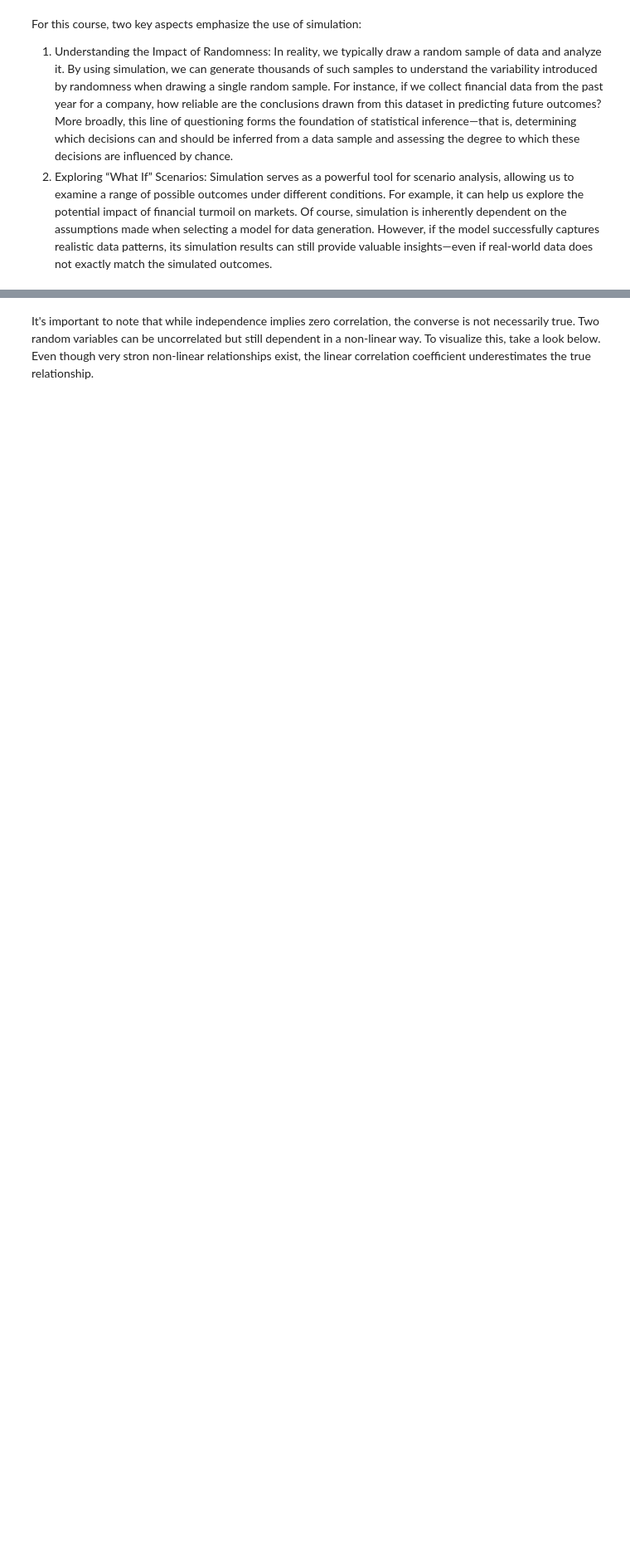
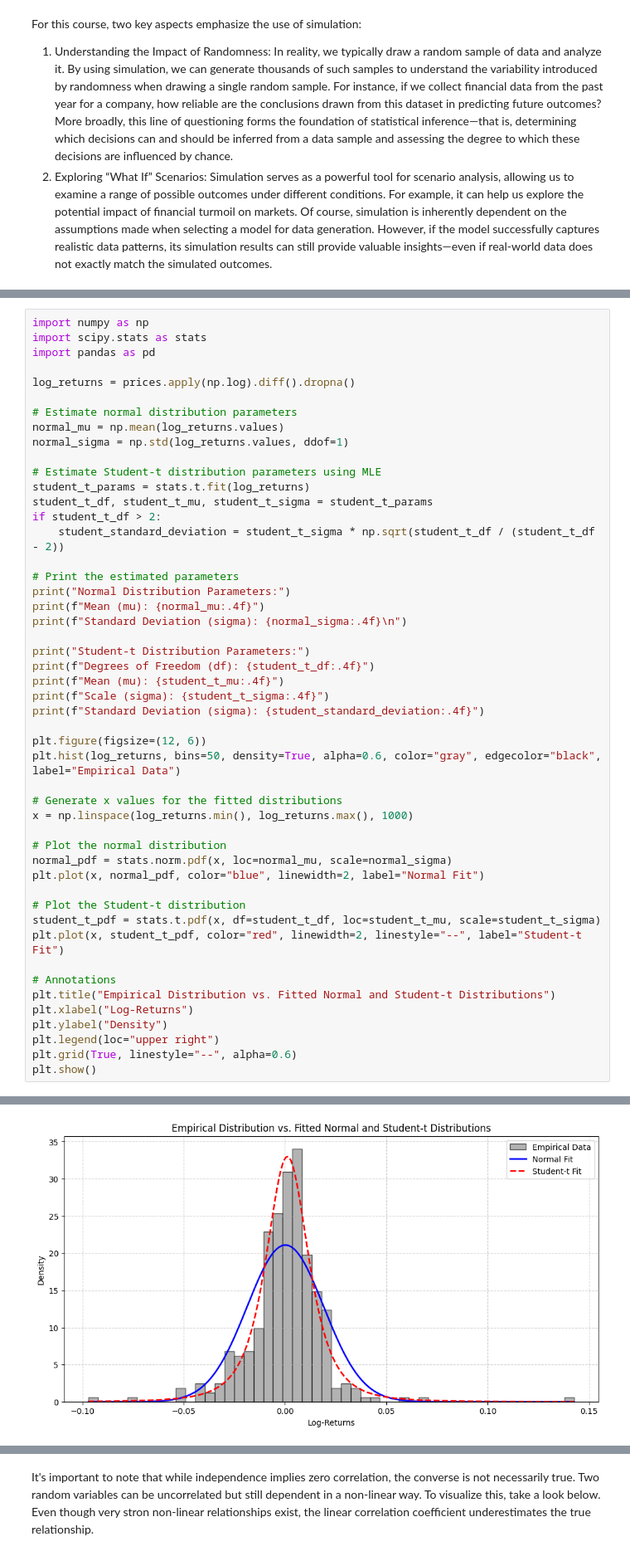
Before and after one commit to RalfKellner/fdaml_coursebook, a Jupyter notebook: coursebook/_build/jupyter_execute/02_random_variables.ipynb, the cells around one changed output, grey strips where cells are left out. Shown at 83% size. Cells and saved outputs as stored; diff of their text form; blank space fills up the shorter version.

```diff
--- a/coursebook/_build/jupyter_execute/02_random_variables.ipynb
+++ b/coursebook/_build/jupyter_execute/02_random_variables.ipynb
@@ -522,0 +649,50 @@ Simulation serves as a powerful tool for scenario analysis, allowing us to exami
+# %%
+import numpy as np
+import scipy.stats as stats
+import pandas as pd
+
+log_returns = prices.apply(np.log).diff().dropna()
+
+# Estimate normal distribution parameters
+normal_mu = np.mean(log_returns.values)
+normal_sigma = np.std(log_returns.values, ddof=1)
+
+# Estimate Student-t distribution parameters using MLE
+student_t_params = stats.t.fit(log_returns)
+student_t_df, student_t_mu, student_t_sigma = student_t_params
+if student_t_df > 2:
+    student_standard_deviation = student_t_sigma * np.sqrt(student_t_df / (student_t_df - 2))
+
+# Print the estimated parameters
+print("Normal Distribution Parameters:")
+print(f"Mean (mu): {normal_mu:.4f}")
+print(f"Standard Deviation (sigma): {normal_sigma:.4f}\n")
+
+print("Student-t Distribution Parameters:")
+print(f"Degrees of Freedom (df): {student_t_df:.4f}")
+print(f"Mean (mu): {student_t_mu:.4f}")
+print(f"Scale (sigma): {student_t_sigma:.4f}")
+print(f"Standard Deviation (sigma): {student_standard_deviation:.4f}")
+
+plt.figure(figsize=(12, 6))
+plt.hist(log_returns, bins=50, density=True, alpha=0.6, color="gray", edgecolor="black", label="Empirical Data")
+
+# Generate x values for the fitted distributions
+x = np.linspace(log_returns.min(), log_returns.max(), 1000)
+
+# Plot the normal distribution
+normal_pdf = stats.norm.pdf(x, loc=normal_mu, scale=normal_sigma)
+plt.plot(x, normal_pdf, color="blue", linewidth=2, label="Normal Fit")
+
+# Plot the Student-t distribution
+student_t_pdf = stats.t.pdf(x, df=student_t_df, loc=student_t_mu, scale=student_t_sigma)
+plt.plot(x, student_t_pdf, color="red", linewidth=2, linestyle="--", label="Student-t Fit")
+
+# Annotations
+plt.title("Empirical Distribution vs. Fitted Normal and Student-t Distributions")
+plt.xlabel("Log-Returns")
+plt.ylabel("Density")
+plt.legend(loc="upper right")
+plt.grid(True, linestyle="--", alpha=0.6)
+plt.show()
+# %% [output]
@@ -522,0 +708 @@ Simulation serves as a powerful tool for scenario analysis, allowing us to exami
+[figure, added]
```
Also changed, not shown: parts of 13 cells of this notebook, 56 other files.
